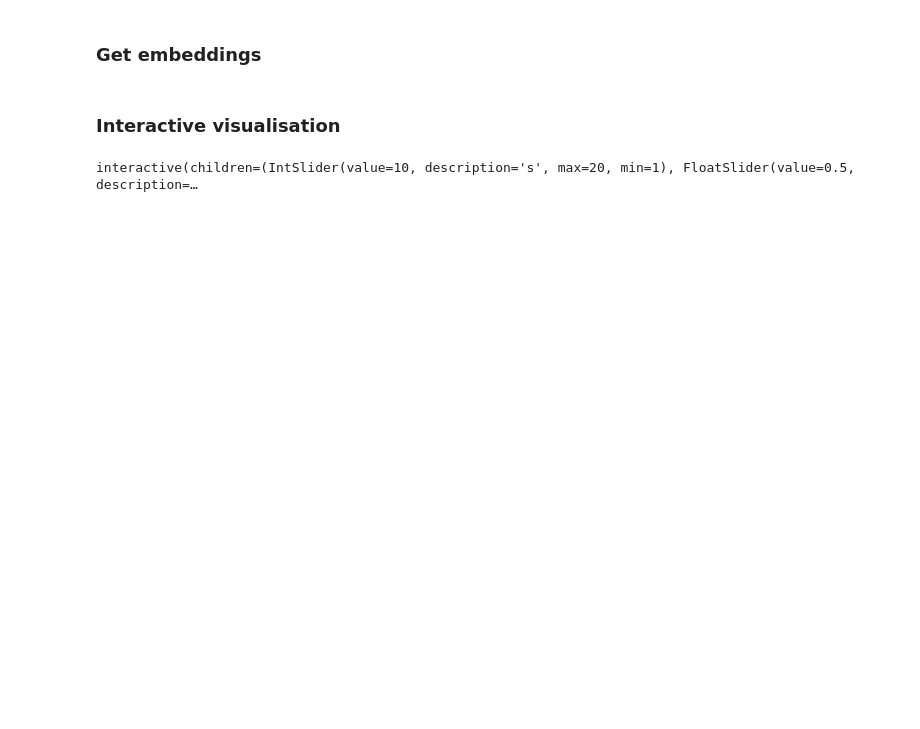
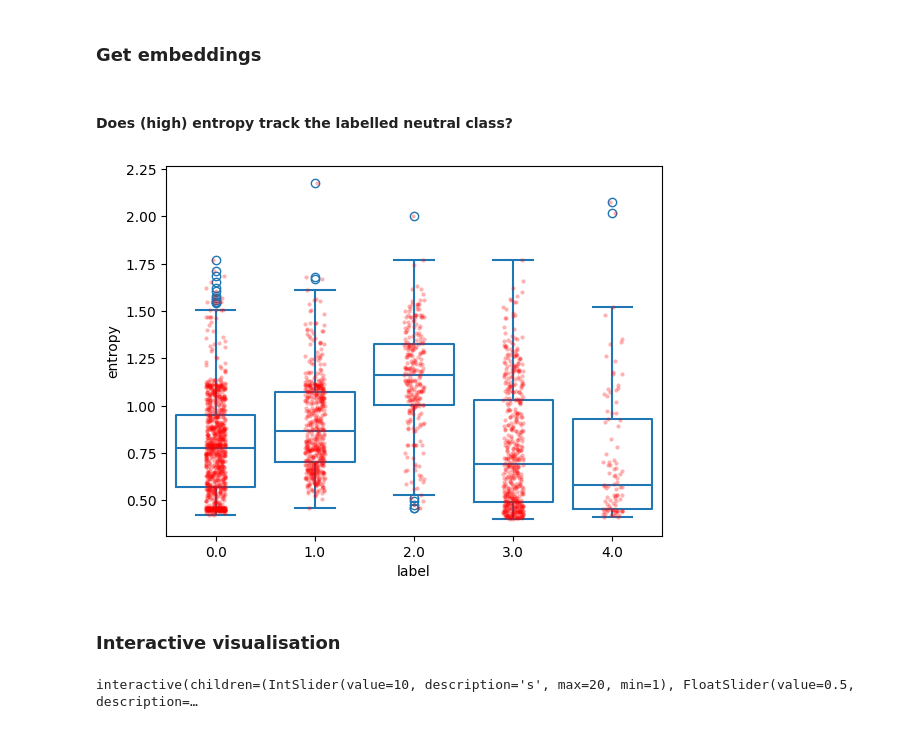
Before and after one commit to yunus-m/nhs_fft_explorer_app, a Jupyter notebook: notebooks/embeddings_visualisation.ipynb, the cells around one changed output. Saved outputs shown, nothing was run; the diff lists cells and outputs as text; code cells hidden in the pictures; blank space fills up the shorter version.

```diff
--- a/notebooks/embeddings_visualisation.ipynb
+++ b/notebooks/embeddings_visualisation.ipynb
@@ -164,8 +161,23 @@ with torch.no_grad():
         entropies.append(entr)
         class_probs.append(class_p)
 predictions = np.concatenate(predictions)
-entropies = np.concatenate(entropies) / np.log2(5) * 100
+entropies = np.concatenate(entropies)# / np.log2(5) * 100
 class_probs = np.concatenate(class_probs)
+# %% [markdown]
+#### Does (high) entropy track the labelled neutral class?
+# %%
+labels = pd.read_csv('data/_example_data_valtest.csv', index_col=0)['Comment sentiment'].loc[df.index] - 1
+labels
+
+dff = pd.DataFrame({'label': labels, 'entropy': entropies})
+dff
+
+import seaborn as sns
+sns.boxplot(dff, x='label', y='entropy', fill=False)
+sns.stripplot(dff, x='label', y='entropy', alpha=0.3, size=3, color='red')
+plt.show()
+# %% [output]
+[figure, added]
 # %% [markdown]
 ### Interactive visualisation
 # %%
```
Also changed, not shown: parts of 2 cells of this notebook, 6 other files.
